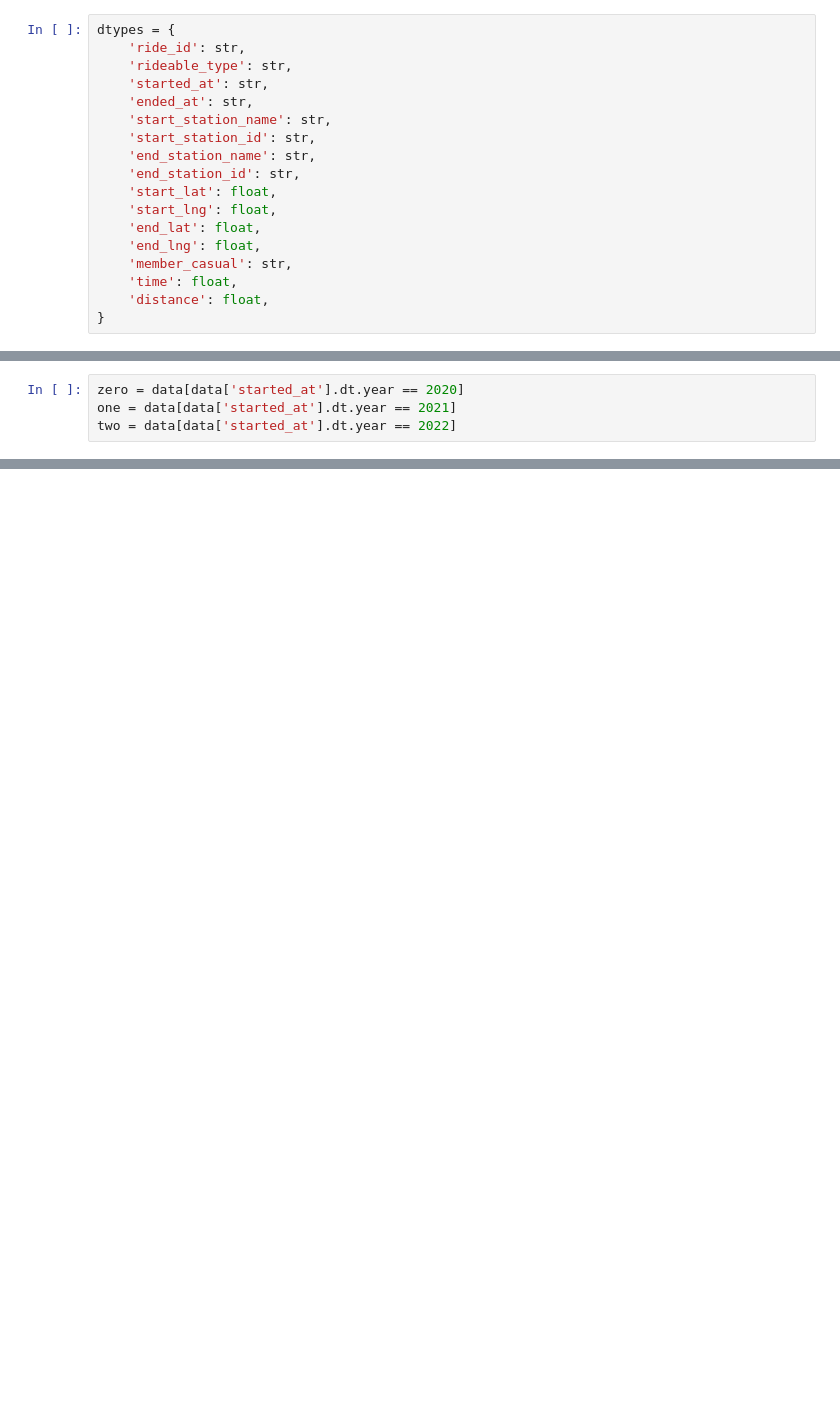
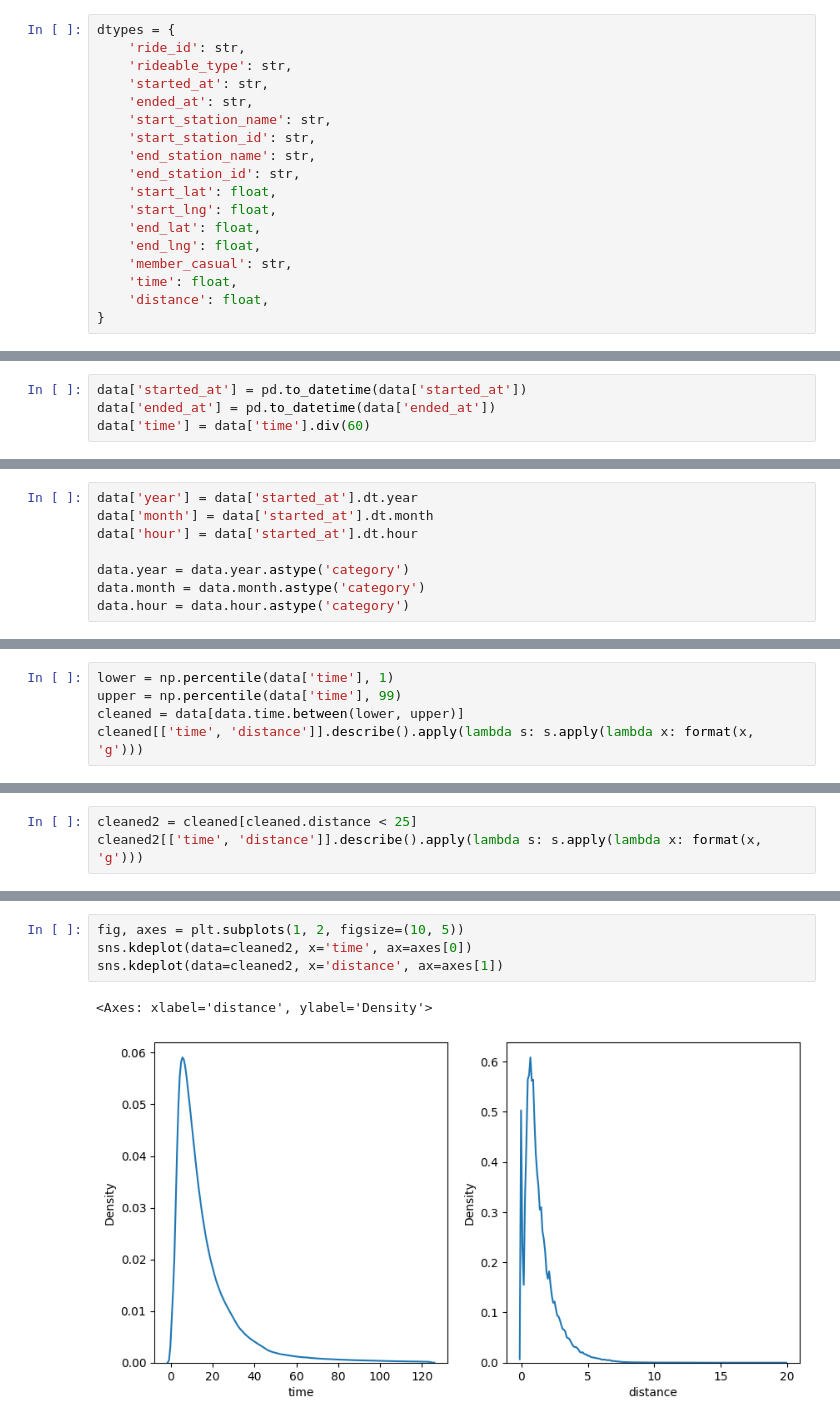
Before and after one commit to pollyren/divvy, a Jupyter notebook: eda/analysis.ipynb, the cells around one changed output, grey strips where cells are left out. Cells and saved outputs as stored; diff of their text form; blank space fills up the shorter version.

Commit message:
some plots and beginning analysis

```diff
--- a/eda/analysis.ipynb
+++ b/eda/analysis.ipynb
@@ -31,3 +36,7 @@ data['ended_at'] = pd.to_datetime(data['ended_at'])
+# %%
+data['started_at'] = pd.to_datetime(data['started_at'])
+data['ended_at'] = pd.to_datetime(data['ended_at'])
+data['time'] = data['time'].div(60)
 # %%
 data.info()
 # %% [output]
@@ -65,4 +60,8 @@ classic = data[data['rideable_type'] == 'classic_bike']
 # %%
-zero = data[data['started_at'].dt.year == 2020]
-one = data[data['started_at'].dt.year == 2021]
-two = data[data['started_at'].dt.year == 2022]
+data['year'] = data['started_at'].dt.year
+data['month'] = data['started_at'].dt.month
+data['hour'] = data['started_at'].dt.hour
+
+data.year = data.year.astype('category')
+data.month = data.month.astype('category')
+data.hour = data.hour.astype('category')
@@ -68,0 +93,5 @@ two = data[data['started_at'].dt.year == 2022]
+# %%
+lower = np.percentile(data['time'], 1)
+upper = np.percentile(data['time'], 99)
+cleaned = data[data.time.between(lower, upper)]
+cleaned[['time', 'distance']].describe().apply(lambda s: s.apply(lambda x: format(x, 'g')))
@@ -68,0 +110,3 @@ two = data[data['started_at'].dt.year == 2022]
+# %%
+cleaned2 = cleaned[cleaned.distance < 25]
+cleaned2[['time', 'distance']].describe().apply(lambda s: s.apply(lambda x: format(x, 'g')))
@@ -68,0 +123,7 @@ two = data[data['started_at'].dt.year == 2022]
+# %%
+fig, axes = plt.subplots(1, 2, figsize=(10, 5))
+sns.kdeplot(data=cleaned2, x='time', ax=axes[0])
+sns.kdeplot(data=cleaned2, x='distance', ax=axes[1])
+# %% [output]
+<Axes: xlabel='distance', ylabel='Density'>
+[figure, added]
```
Also changed, not shown: parts of 24 cells of this notebook.
